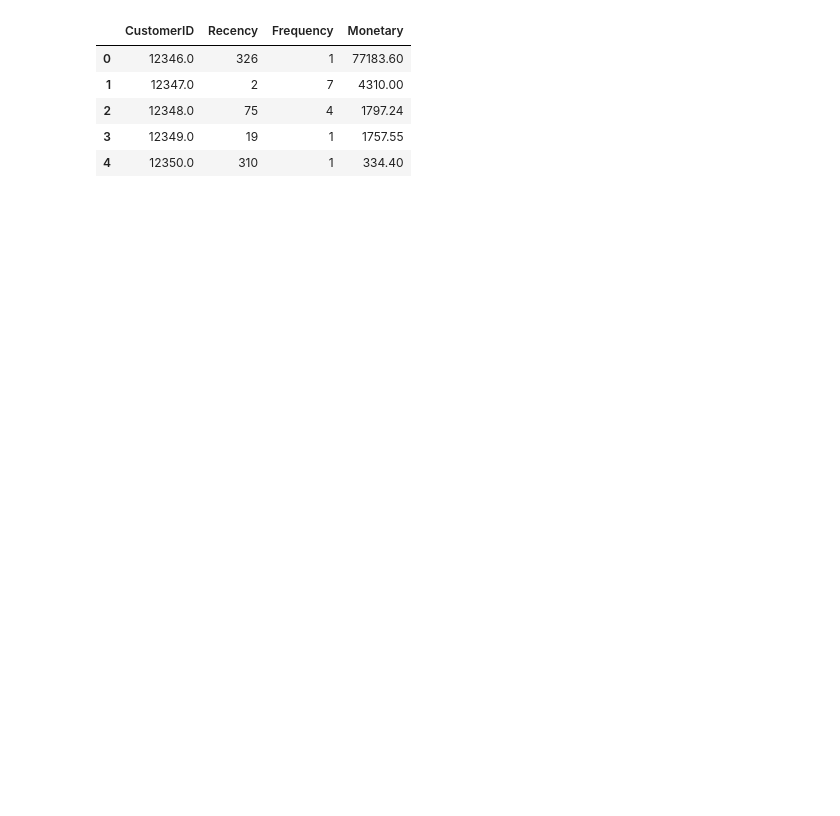
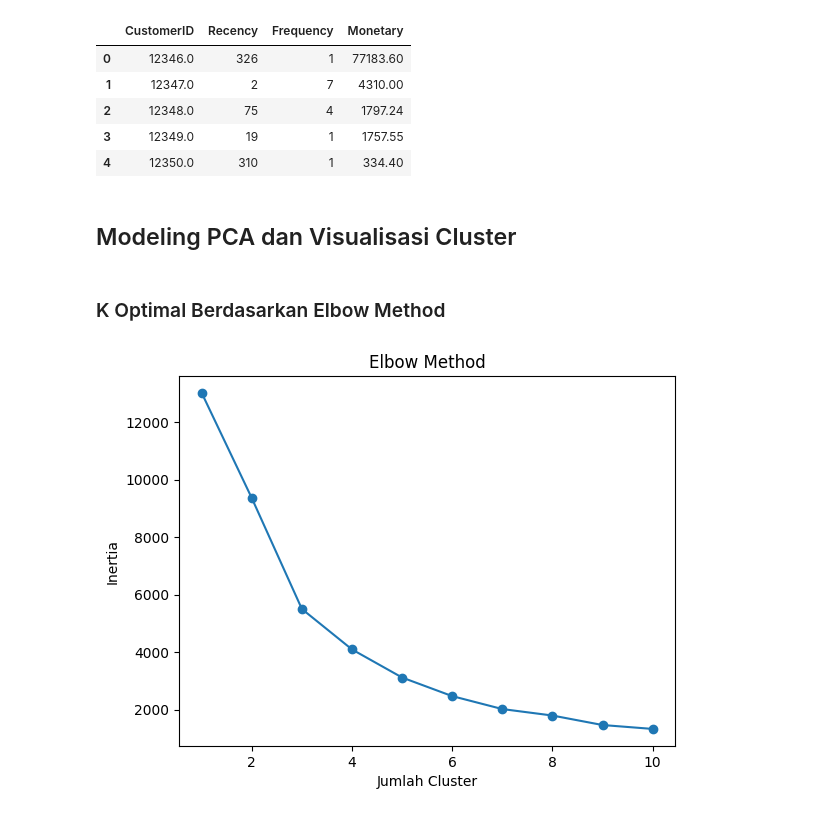
Before and after one commit to isyraffajar/Capstone-Asah, a Jupyter notebook: CustomerSegmentation.ipynb, the cells around one changed output. Cells and saved outputs as stored; diff of their text form; code cells hidden in the pictures; blank space fills up the shorter version.

Commit message:
Modeling dengan 2 versi

```diff
--- a/CustomerSegmentation.ipynb
+++ b/CustomerSegmentation.ipynb
@@ -3,7 +3,7 @@ import pandas as pd
 import matplotlib.pyplot as plt
 # %%
 # Load data
-df = pd.read_csv("OnlineRetail.csv", encoding="latin1")
+df = pd.read_csv("../Dataset/OnlineRetail.csv", encoding="latin1")
 df.head()
 # %% [output]
 |  | InvoiceNo | StockCode | Description | Quantity | InvoiceDate | UnitPrice | CustomerID | Country |
@@ -226,3 +226,37 @@ rfm.head()
 | 2 | 12348.0 | 75 | 4 | 1797.24 |
 | 3 | 12349.0 | 19 | 1 | 1757.55 |
 | 4 | 12350.0 | 310 | 1 | 334.40 |
+# %% [markdown]
+## Modeling PCA dan Visualisasi Cluster
+# %% [markdown]
+### K Optimal Berdasarkan Elbow Method
+# %%
+from sklearn.preprocessing import StandardScaler
+from sklearn.cluster import KMeans
+import matplotlib.pyplot as plt
+import numpy as np
+
+X = rfm[['Recency', 'Frequency', 'Monetary']]
+
+scaler = StandardScaler()
+X_scaled = scaler.fit_transform(X)
+
+inertia = []
+K = range(1, 11)
+
+for k in K:
+    model = KMeans(n_clusters=k, random_state=42)
+    model.fit(X_scaled)
+    inertia.append(model.inertia_)
+
+plt.plot(K, inertia, marker='o')
+plt.xlabel('Jumlah Cluster')
+plt.ylabel('Inertia')
+plt.title('Elbow Method')
+plt.show()
+
+deltas = np.diff(inertia)
+ratio = deltas[1:] / deltas[:-1]
+k_optimal_elbow = np.argmin(ratio) + 2
+# %% [output]
+[figure, added]
```
Also changed, not shown: parts of 13 cells of this notebook.
